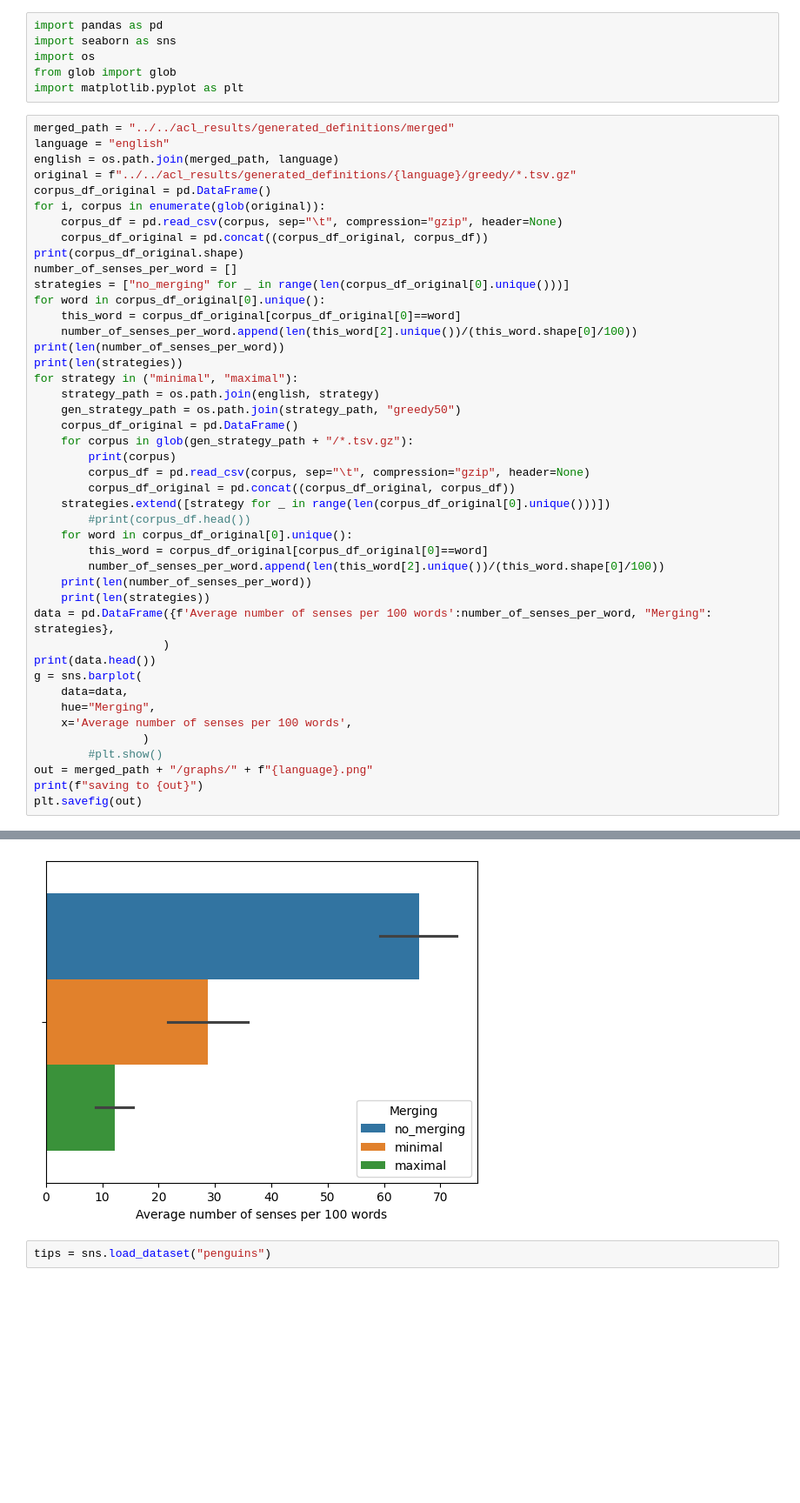
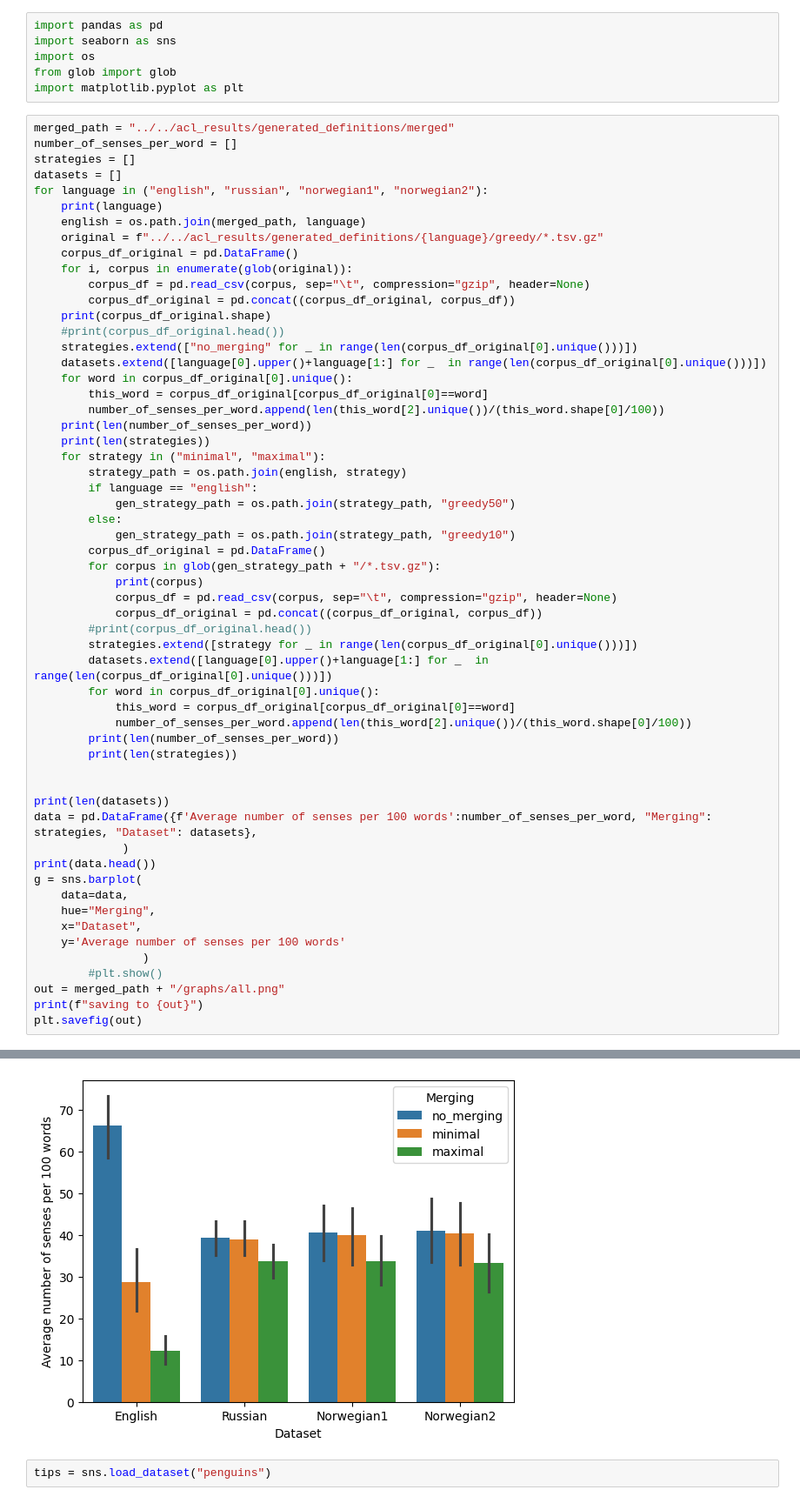
Before and after one commit to ltgoslo/Definition-generation-for-LSCD, a Jupyter notebook: src_acl/graphs.ipynb, the cells around one changed output, grey strips where cells are left out. Shown at 87% size. Drawn from its saved outputs; the diff is of its cells as text; blank space fills up the shorter version.

Commit message:
all graphs

```diff
--- a/src_acl/graphs.ipynb
+++ b/src_acl/graphs.ipynb
@@ -6,46 +6,59 @@ from glob import glob
 import matplotlib.pyplot as plt
 # %%
 merged_path = "../../acl_results/generated_definitions/merged"
-language = "english"
-english = os.path.join(merged_path, language)
-original = f"../../acl_results/generated_definitions/{language}/greedy/*.tsv.gz"
-corpus_df_original = pd.DataFrame()
-for i, corpus in enumerate(glob(original)):
-    corpus_df = pd.read_csv(corpus, sep="\t", compression="gzip", header=None)
-    corpus_df_original = pd.concat((corpus_df_original, corpus_df))
-print(corpus_df_original.shape)
 number_of_senses_per_word = []
-strategies = ["no_merging" for _ in range(len(corpus_df_original[0].unique()))]
-for word in corpus_df_original[0].unique():
-    this_word = corpus_df_original[corpus_df_original[0]==word]
-    number_of_senses_per_word.append(len(this_word[2].unique())/(this_word.shape[0]/100))
-print(len(number_of_senses_per_word))
-print(len(strategies))
-for strategy in ("minimal", "maximal"):
-    strategy_path = os.path.join(english, strategy)
-    gen_strategy_path = os.path.join(strategy_path, "greedy50")
+strategies = []
+datasets = []
+for language in ("english", "russian", "norwegian1", "norwegian2"):
+    print(language)
+    english = os.path.join(merged_path, language)
+    original = f"../../acl_results/generated_definitions/{language}/greedy/*.tsv.gz"
     corpus_df_original = pd.DataFrame()
-    for corpus in glob(gen_strategy_path + "/*.tsv.gz"):
-        print(corpus)
+    for i, corpus in enumerate(glob(original)):
         corpus_df = pd.read_csv(corpus, sep="\t", compression="gzip", header=None)
         corpus_df_original = pd.concat((corpus_df_original, corpus_df))
-    strategies.extend([strategy for _ in range(len(corpus_df_original[0].unique()))])
-        #print(corpus_df.head())
+    print(corpus_df_original.shape)
+    #print(corpus_df_original.head())
+    strategies.extend(["no_merging" for _ in range(len(corpus_df_original[0].unique()))])
+    datasets.extend([language[0].upper()+language[1:] for _  in range(len(corpus_df_original[0].unique()))])
     for word in corpus_df_original[0].unique():
         this_word = corpus_df_original[corpus_df_original[0]==word]
         number_of_senses_per_word.append(len(this_word[2].unique())/(this_word.shape[0]/100))
     print(len(number_of_senses_per_word))
     print(len(strategies))
-data = pd.DataFrame({f'Average number of senses per 100 words':number_of_senses_per_word, "Merging": strategies},
-                   )
+    for strategy in ("minimal", "maximal"):
+        strategy_path = os.path.join(english, strategy)
+        if language == "english":
+            gen_strategy_path = os.path.join(strategy_path, "greedy50")
+        else:
+            gen_strategy_path = os.path.join(strategy_path, "greedy10")
+        corpus_df_original = pd.DataFrame()
+        for corpus in glob(gen_strategy_path + "/*.tsv.gz"):
+            print(corpus)
+            corpus_df = pd.read_csv(corpus, sep="\t", compression="gzip", header=None)
+            corpus_df_original = pd.concat((corpus_df_original, corpus_df))
+        #print(corpus_df_original.head())
+        strategies.extend([strategy for _ in range(len(corpus_df_original[0].unique()))])
+        datasets.extend([language[0].upper()+language[1:] for _  in range(len(corpus_df_original[0].unique()))])
+        for word in corpus_df_original[0].unique():
+            this_word = corpus_df_original[corpus_df_original[0]==word]
+            number_of_senses_per_word.append(len(this_word[2].unique())/(this_word.shape[0]/100))
+        print(len(number_of_senses_per_word))
+        print(len(strategies))
+
+
+print(len(datasets))
+data = pd.DataFrame({f'Average number of senses per 100 words':number_of_senses_per_word, "Merging": strategies, "Dataset": datasets},
+             )
 print(data.head())
 g = sns.barplot(
     data=data,
     hue="Merging",
-    x='Average number of senses per 100 words',
+    x="Dataset",
+    y='Average number of senses per 100 words'
                 )
         #plt.show()
-out = merged_path + "/graphs/" + f"{language}.png"
+out = merged_path + "/graphs/all.png"
 print(f"saving to {out}")
 plt.savefig(out)
 # %% [output]
@@ -70,4 +82,4 @@ saving to ../../acl_results/generated_definitions/merged/graphs/english.png
-[figure, old version]
+[figure, new version]
 # %%
 tips = sns.load_dataset("penguins")
 # %%
```
Also changed, not shown: parts of 1 cell of this notebook.
